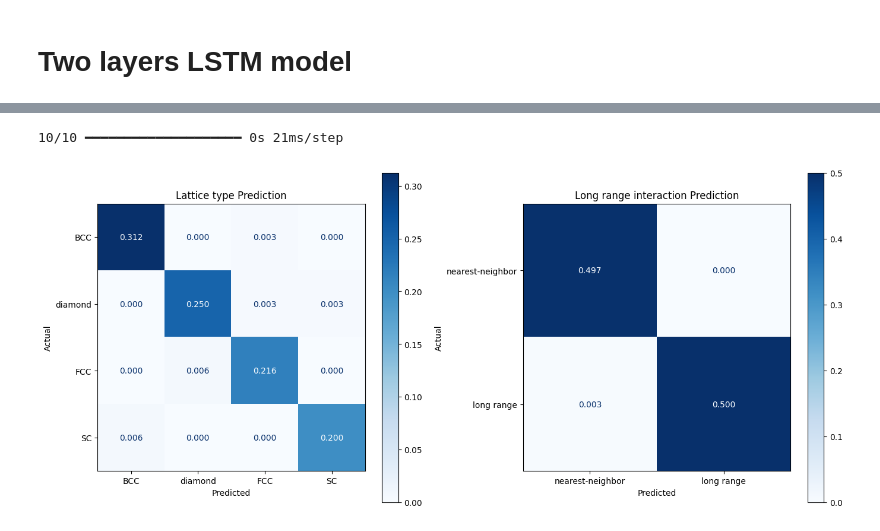
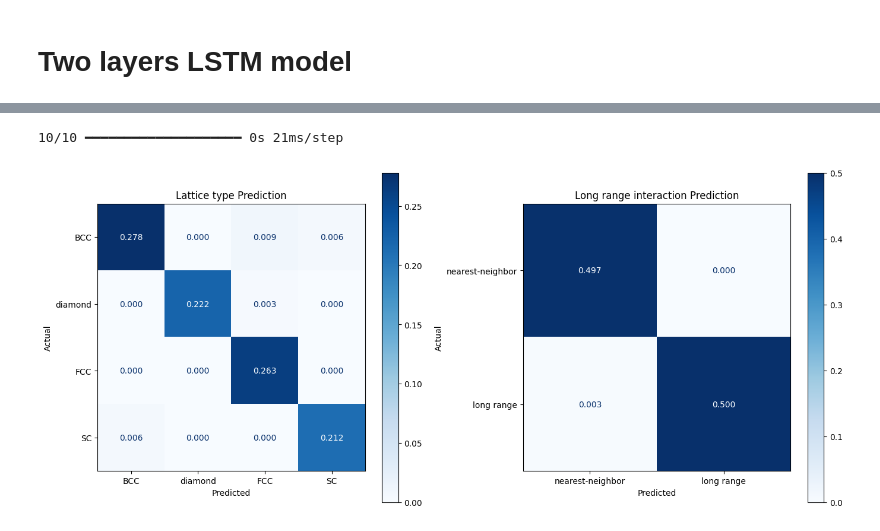
Before and after one commit to RicValle/Project_3_Physics188_288, a Jupyter notebook: LSTM_KE/LSTMIV.ipynb, the cells around one changed output, grey strips where cells are left out. Drawn from its saved outputs; the diff is of its cells as text; code cells hidden in the pictures.

Commit message:
LSTM-Ke Model

```diff
--- a/LSTM_KE/LSTMIV.ipynb
+++ b/LSTM_KE/LSTMIV.ipynb
@@ -272,7 +272,7 @@ print("Padded X:", X_padded.shape)
 
 
 # ============================================================
-# TRAIN / VALIDATION SPLIT
+# TRAIN / VALIDATION / TEST SPLIT
 # ============================================================
 
 y1_original = y[:, 0] # 4 Class
@@ -280,7 +280,17 @@ y2_original = y[:, 1].reshape(-1, 1) # Regression
 y3_original = y[:, 2].reshape(-1, 1) # Two Class
 y1_onehot = to_categorical(y1_original, num_classes=4)
 y3_original = to_categorical(y3_original, num_classes=2)
-X_train, X_val, y1_train, y1_val, y2_train, y2_val, y3_train, y3_val = train_test_split( X_padded, y1_onehot, y2_original, y3_original, test_size=0.1, random_state=42 )
+
+# Step 1: Split into train (80%) and temp (20% for val+test)
+X_train, X_temp, y1_train, y1_temp, y2_train, y2_temp, y3_train, y3_temp = train_test_split(
+    X_padded, y1_onehot, y2_original, y3_original, test_size=0.2, random_state=42
+)
+
+# Step 2: Split temp into validation (10%) and test (10%)
+X_val, X_test, y1_val, y1_test, y2_val, y2_test, y3_val, y3_test = train_test_split(
+    X_temp, y1_temp, y2_temp, y3_temp, test_size=0.5, random_state=42
+)
+
 print(f"X_train shape: {X_train.shape}")
 print(f"y1_train shape (4 Class): {y1_train.shape}")
 print(f"y2_train shape (Regression): {y2_train.shape}")
@@ -435,52 +445,61 @@ Model saved as lstm_multilabel_multiend_classifier2.h5
 # %%
 from sklearn.metrics import confusion_matrix, ConfusionMatrixDisplay
 
-X_train, X_val, y1_train, y1_val, y2_train, y2_val, y3_train, y3_val = train_test_split( X_padded, y1_onehot, y2_original, y3_original, test_size=0.1, random_state=42)
 
-y1_pred, y2_pred, y3_pred = model.predict(X_val)
+# Step 1: Split into train (80%) and temp (20% for val+test)
+X_train, X_temp, y1_train, y1_temp, y2_train, y2_temp, y3_train, y3_temp = train_test_split(
+    X_padded, y1_onehot, y2_original, y3_original, test_size=0.2, random_state=42
+)
+
+# Step 2: Split temp into validation (10%) and test (10%)
+X_val, X_test, y1_val, y1_test, y2_val, y2_test, y3_val, y3_test = train_test_split(
+    X_temp, y1_temp, y2_temp, y3_temp, test_size=0.5, random_state=42
+)
+
+y1_pred, y2_pred, y3_pred = model.predict(X_test)
 
 # dataset: prediction and validation
 y1_pred = np.argmax(y1_pred,axis=1)
-y1_val = np.argmax(y1_val,axis=1)
+y1_test = np.argmax(y1_test,axis=1)
 y2_pred = np.argmax(y2_pred,axis=1)
-y2_val = np.argmax(y2_val,axis=1)
+y2_test = np.argmax(y2_test,axis=1)
 y3_pred = np.argmax(y3_pred,axis=1)
-y3_val = np.argmax(y3_val,axis=1)
+y3_test = np.argmax(y3_test,axis=1)
 
 # confusion matrices of lattice type and is_lr interaction
-cm_y1 = confusion_matrix(y1_val,y1_pred)
+cm_y1 = confusion_matrix(y1_test,y1_pred)
 cm_y1_num_total = cm_y1.sum()
 cm_y1 = cm_y1 / cm_y1_num_total
 
-cm_y3 = confusion_matrix(y3_val,y3_pred)
+cm_y3 = confusion_matrix(y3_test,y3_pred)
 cm_y3_num_total = cm_y3.sum()
 cm_y3 = cm_y3 / cm_y3_num_total
 
 # Create figure with 1 row, 2 columns
 fig, ax = plt.subplots(1, 2, figsize=(14, 6))  # adjust width
 
 # Left: cm_y1
 disp1 = ConfusionMatrixDisplay(
     confusion_matrix=cm_y1,
     display_labels=['BCC', 'diamond', 'FCC', 'SC']
 )
 disp1.plot(ax=ax[0], cmap=plt.cm.Blues, values_format='.3f')
 ax[0].set_xlabel('Predicted')
 ax[0].set_ylabel('Actual')
 ax[0].set_title('Lattice type Prediction')
 
 # Right: cm_y3
 disp2 = ConfusionMatrixDisplay(
     confusion_matrix=cm_y3,
     display_labels=['nearest-neighbor', 'long range']
 )
 disp2.plot(ax=ax[1], cmap=plt.cm.Blues, values_format='.3f')
 ax[1].set_xlabel('Predicted')
 ax[1].set_ylabel('Actual')
 ax[1].set_title('Long range interaction Prediction')
 
 plt.tight_layout()
 plt.show()
 # %% [output]
 10/10 ━━━━━━━━━━━━━━━━━━━━ 0s 21ms/step
-[figure, old version]
+[figure, new version]
```
Also changed, not shown: parts of 3 cells of this notebook, 1 other file.
